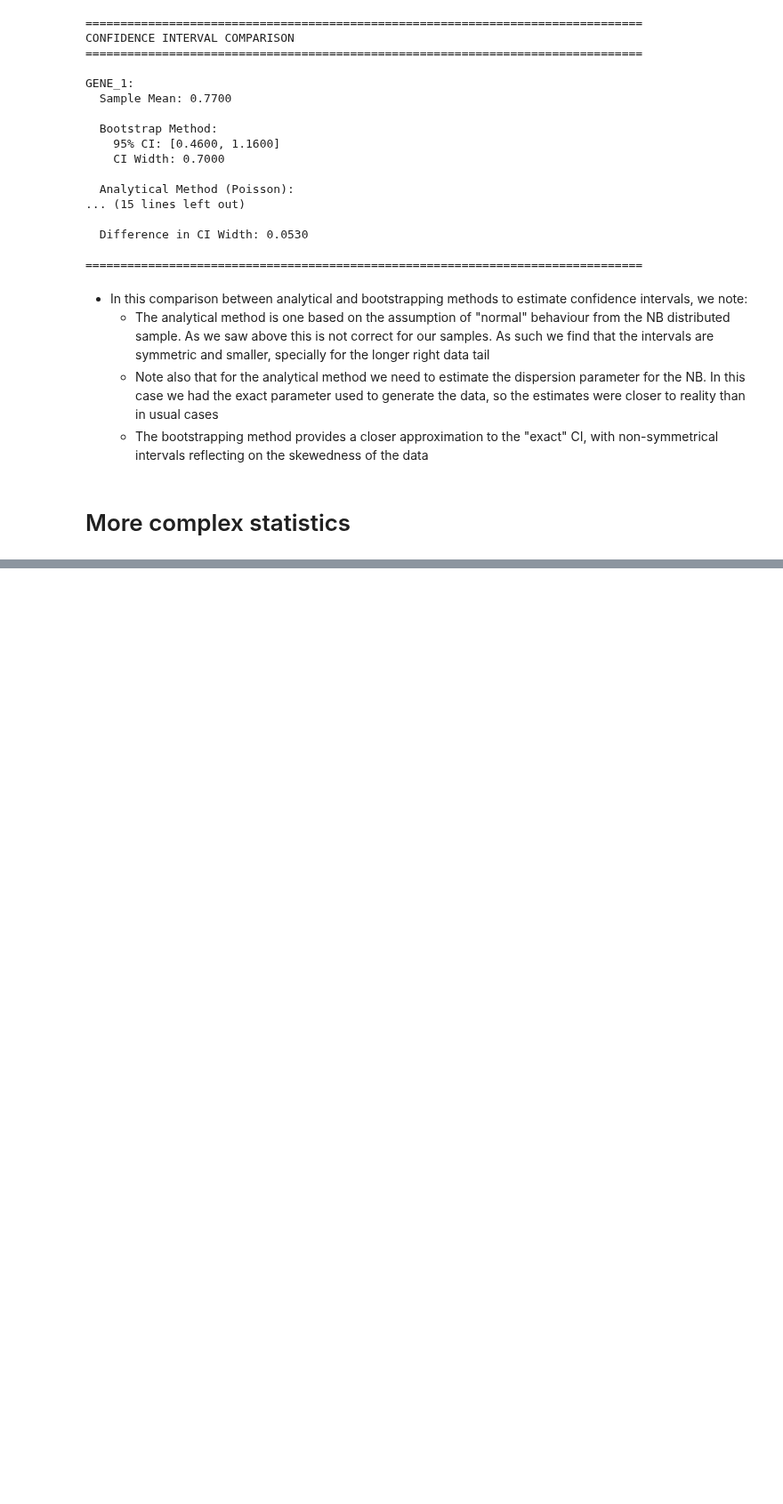
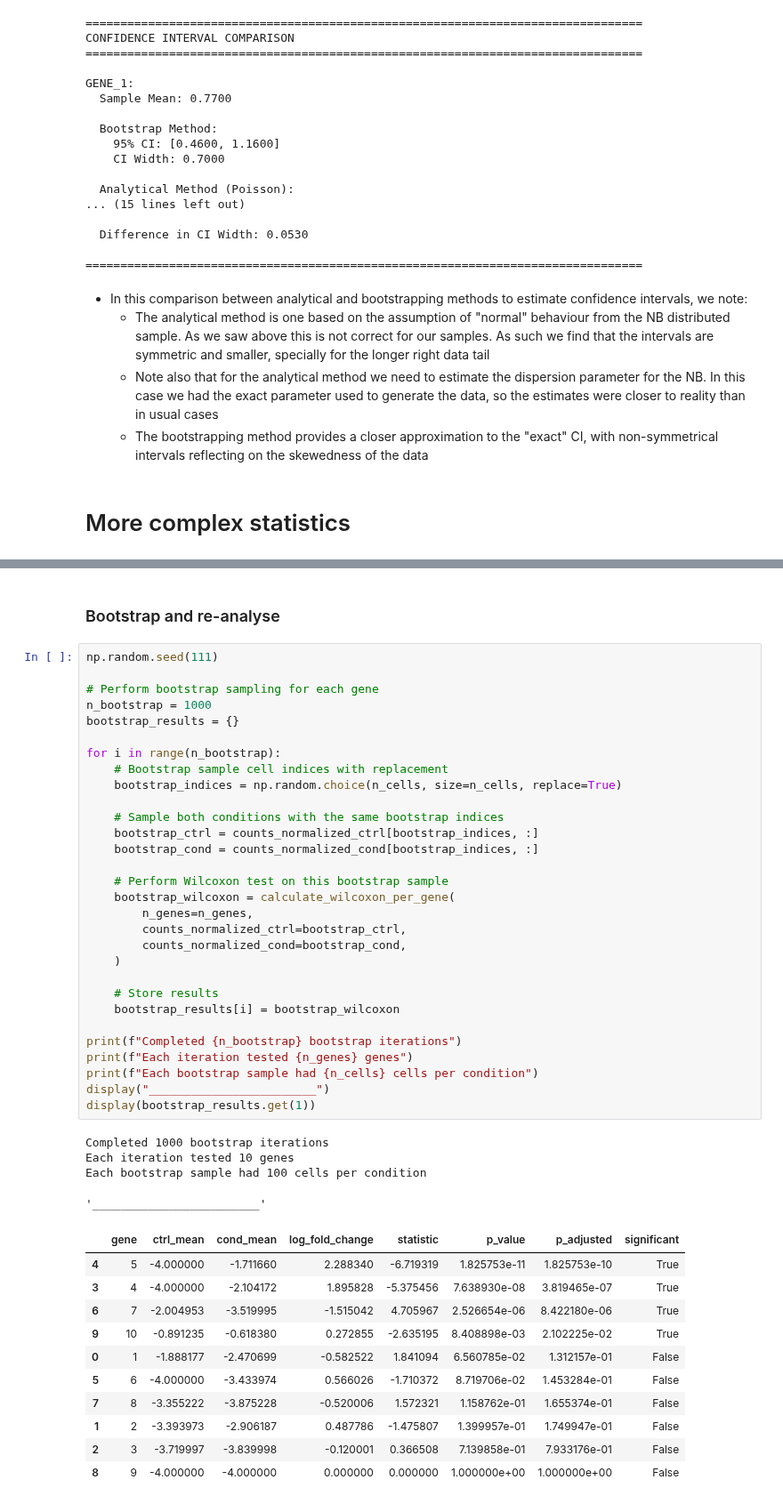
Before and after one commit to AndreMacedo88/Notebooks-Research, a Jupyter notebook: Statistics/Basics/03-bootstrapping.ipynb, the cells around one changed output, grey strips where cells are left out. Shown at 89% size. Saved outputs shown, nothing was run; the diff lists cells and outputs as text; blank space fills up the shorter version.

```diff
--- a/Statistics/Basics/03-bootstrapping.ipynb
+++ b/Statistics/Basics/03-bootstrapping.ipynb
@@ -666,0 +794,48 @@ Instead of bootstrapping gene expressions of each cell, we now bootstrap the ent
+# %% [markdown]
+### Bootstrap and re-analyse
+# %%
+np.random.seed(111)
+
+# Perform bootstrap sampling for each gene
+n_bootstrap = 1000
+bootstrap_results = {}
+
+for i in range(n_bootstrap):
+    # Bootstrap sample cell indices with replacement
+    bootstrap_indices = np.random.choice(n_cells, size=n_cells, replace=True)
+
+    # Sample both conditions with the same bootstrap indices
+    bootstrap_ctrl = counts_normalized_ctrl[bootstrap_indices, :]
+    bootstrap_cond = counts_normalized_cond[bootstrap_indices, :]
+
+    # Perform Wilcoxon test on this bootstrap sample
+    bootstrap_wilcoxon = calculate_wilcoxon_per_gene(
+        n_genes=n_genes,
+        counts_normalized_ctrl=bootstrap_ctrl,
+        counts_normalized_cond=bootstrap_cond,
+    )
+
+    # Store results
+    bootstrap_results[i] = bootstrap_wilcoxon
+
+print(f"Completed {n_bootstrap} bootstrap iterations")
+print(f"Each iteration tested {n_genes} genes")
+print(f"Each bootstrap sample had {n_cells} cells per condition")
+display("________________________")
+display(bootstrap_results.get(1))
+# %% [output]
+Completed 1000 bootstrap iterations
+Each iteration tested 10 genes
+Each bootstrap sample had 100 cells per condition
+'________________________'
+|  | gene | ctrl_mean | cond_mean | log_fold_change | statistic | p_value | p_adjusted | significant |
+| 4 | 5 | -4.000000 | -1.711660 | 2.288340 | -6.719319 | 1.825753e-11 | 1.825753e-10 | True |
+| 3 | 4 | -4.000000 | -2.104172 | 1.895828 | -5.375456 | 7.638930e-08 | 3.819465e-07 | True |
+| 6 | 7 | -2.004953 | -3.519995 | -1.515042 | 4.705967 | 2.526654e-06 | 8.422180e-06 | True |
+| 9 | 10 | -0.891235 | -0.618380 | 0.272855 | -2.635195 | 8.408898e-03 | 2.102225e-02 | True |
+| 0 | 1 | -1.888177 | -2.470699 | -0.582522 | 1.841094 | 6.560785e-02 | 1.312157e-01 | False |
+| 5 | 6 | -4.000000 | -3.433974 | 0.566026 | -1.710372 | 8.719706e-02 | 1.453284e-01 | False |
+| 7 | 8 | -3.355222 | -3.875228 | -0.520006 | 1.572321 | 1.158762e-01 | 1.655374e-01 | False |
+| 1 | 2 | -3.393973 | -2.906187 | 0.487786 | -1.475807 | 1.399957e-01 | 1.749947e-01 | False |
+| 2 | 3 | -3.719997 | -3.839998 | -0.120001 | 0.366508 | 7.139858e-01 | 7.933176e-01 | False |
+| 8 | 9 | -4.000000 | -4.000000 | 0.000000 | 0.000000 | 1.000000e+00 | 1.000000e+00 | False |
```
Also changed, not shown: parts of 15 cells of this notebook.
